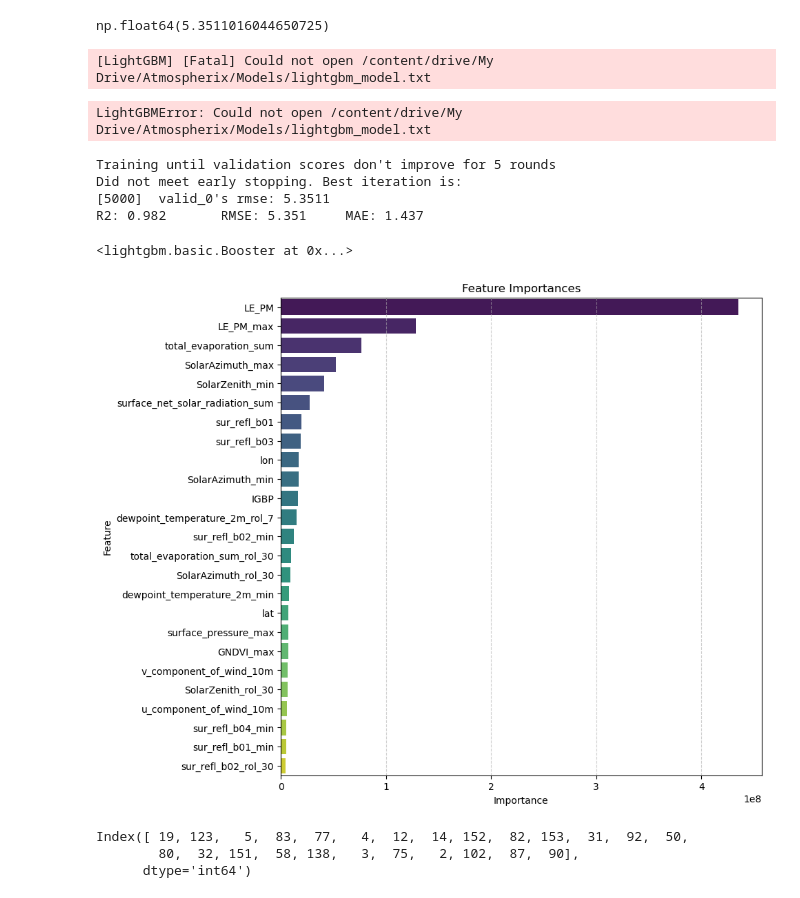
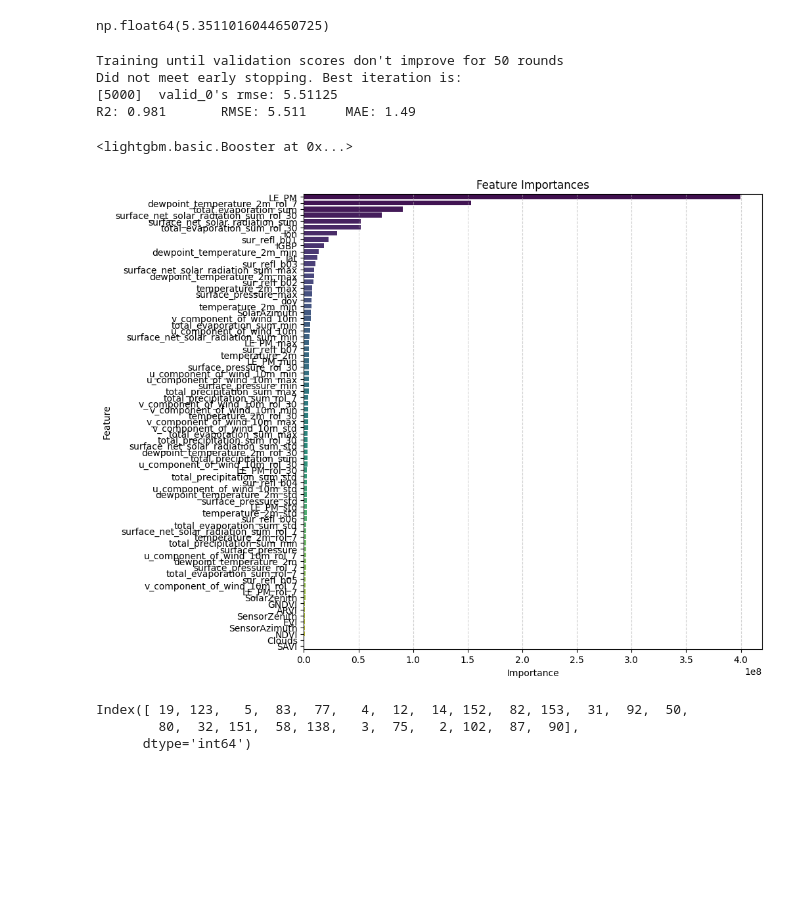
Before and after one commit to RTGS-Lab/Paper-Rozanov-et-al-ML-ET, a Jupyter notebook: notebooks/LightGBM.ipynb, the cells around one changed output. Saved outputs shown, nothing was run; the diff lists cells and outputs as text; code cells hidden in the pictures; blank space fills up the shorter version.

```diff
--- a/notebooks/LightGBM.ipynb
+++ b/notebooks/LightGBM.ipynb
@@ -94,7 +94,7 @@ mod_idxs = pd.Series(list(mod_idxs))
 mod_idxs.index = np.arange(len(mod_idxs))
 valid_feature_indices = mod_idxs[mod_idxs.isin(fluxes.index)].index.values
 mod_features = mod[valid_feature_indices]
-mod_features = mod_features[:,:,:-1]#Dropping Coarse_Resolution_Internal_CM
+#mod_features = mod_features[:,:,:-1]#Dropping Coarse_Resolution_Internal_CM
 
 NDVI = (mod_features[:,:,1] - mod_features[:,:,0])/(mod_features[:,:,1] + mod_features[:,:,0])
 EVI = (mod_features[:,:,1] - mod_features[:,:,0])/(mod_features[:,:,1] + 6*mod_features[:,:,0] - 7.5*mod_features[:,:,2] + 1)
@@ -113,13 +113,12 @@ era_names = list(np.loadtxt('../data_v02/ERA5_features_names.txt', dtype=str))[:
 mod_names = [
           'SensorZenith', 'SensorAzimuth', 'SolarZenith', 'SolarAzimuth',
          'sur_refl_b01', 'sur_refl_b02', 'sur_refl_b03', 'sur_refl_b04',
-         'sur_refl_b05', 'sur_refl_b06', 'sur_refl_b07',
+         'sur_refl_b05', 'sur_refl_b06', 'sur_refl_b07', 'Clouds'
 ]
 # %%
 df = pd.DataFrame(data=features[:,-1,:], columns=era_names + mod_names + ['LE_PM'] + ['NDVI', 'EVI', "GNDVI", 'SAVI', 'ARVI'])
 # %%
-cols = [x for x in df.columns if not x.endswith('_ewm')]
-for idx, col in enumerate(cols):
+for idx, col in enumerate(era_names+['LE_PM']): # TS are only for the ERA5-derived variables
     if col in ['surface_net_solar_radiation_sum','total_evaporation_sum','total_precipitation_sum',]:
         ewm = pd.DataFrame(features[:,:,idx]).T.rolling(window=30).sum().iloc[[-1]].values
         df[col+'_rol_30'] = ewm.T
@@ -279,9 +270,6 @@ best_score
 np.float64(5.3511016044650725)
 # %%
 lgbm = lgb.Booster(model_file='../models/lightgbm_model.txt') #R2: 0.882	RMSE: 0.821
-# %% [output]
-[LightGBM] [Fatal] Could not open /content/drive/My Drive/Atmospherix/Models/lightgbm_model.txt
-LightGBMError: Could not open /content/drive/My Drive/Atmospherix/Models/lightgbm_model.txt
 # %%
 train_data = lgb.Dataset(X_train, label=y_train.astype(float), categorical_feature='IGBP')
 test_data = lgb.Dataset(X_test, label=y_test.astype(float), reference=train_data, categorical_feature='IGBP')
@@ -297,15 +285,15 @@ best_params = {'num_leaves': 80,
 
 
 lgbm = lgb.train(best_params, train_data, valid_sets=[test_data], num_boost_round=5000,
-                callbacks=[lgb.early_stopping(stopping_rounds=5)])
+                callbacks=[lgb.early_stopping(stopping_rounds=50)])
 y_pred_lgb = lgbm.predict(X_test)
 
 print(f'R2: {round(r2_score(y_test, y_pred_lgb),3)}\tRMSE: {round(mean_squared_error(y_test, y_pred_lgb)**0.5,3)}\tMAE: {round(mean_absolute_error(y_test, y_pred_lgb)**0.5,3)}')
 # %% [output]
-Training until validation scores don't improve for 5 rounds
+Training until validation scores don't improve for 50 rounds
 Did not meet early stopping. Best iteration is:
-[5000]  valid_0's rmse: 5.3511
-R2: 0.982       RMSE: 5.351     MAE: 1.437
+[5000]  valid_0's rmse: 5.51125
+R2: 0.981       RMSE: 5.511     MAE: 1.49
 # %%
 lgbm.save_model('../models/lightgbm_model.txt')
 # %% [output]
@@ -313,23 +301,22 @@ lgbm.save_model('../models/lightgbm_model.txt')
 # %%
 fi_df = pd.DataFrame({
     'feature': X_train.columns,
     'importance': lgbm.feature_importance(importance_type='gain')  # or 'split'
 })
 
 fi_df = fi_df.sort_values(by='importance', ascending=False)
 
 plt.figure(figsize=(9, 9))
-sns.barplot(x='importance', y='feature', data=fi_df.loc[[ 19, 123,   5,  83,  77,   4,  12,  14, 152,  82, 153,  31,  92,  50,
-        80,  32, 151,  58, 138,   3,  75,   2, 102,  87,  90],:], palette='viridis')
+sns.barplot(x='importance', y='feature', data=fi_df, palette='viridis')
 
 plt.xlabel("Importance")
 plt.ylabel("Feature")
 plt.title("Feature Importances")
 plt.grid(axis='x', linestyle='--', alpha=0.6)
 
 plt.show()
 # %% [output]
-[figure, old version]
+[figure, new version]
 # %%
 fi_filt = (fi_df.importance - fi_df.importance.min())/(fi_df.importance.max()-fi_df.importance.min())
 fi_filt[fi_filt>0.01].index
```
Also changed, not shown: parts of 3 cells of this notebook, 7 other files.
